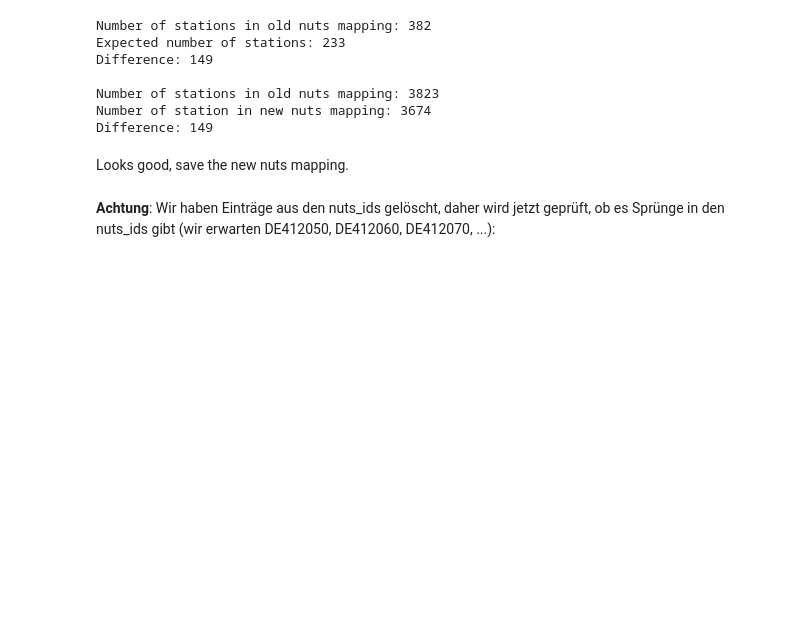
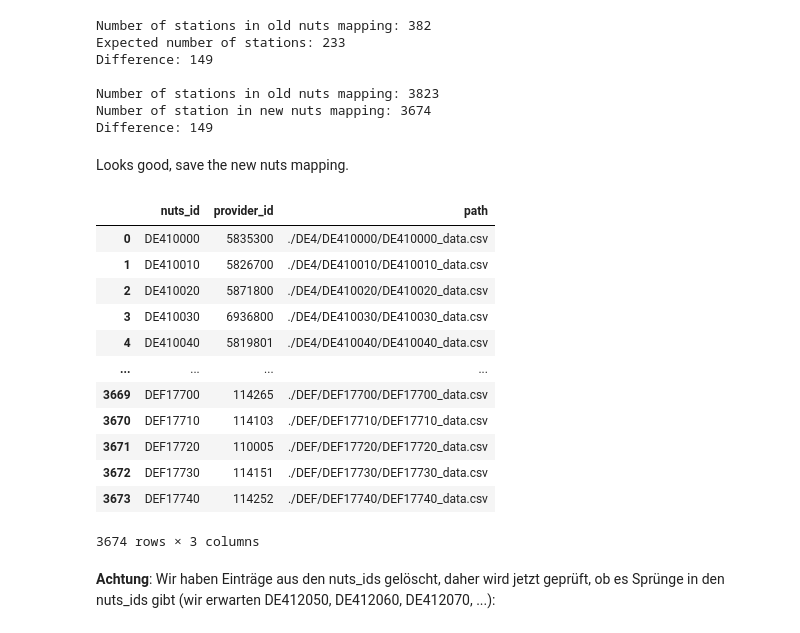
Before and after one commit to CAMELS-DE/camelsp, a Jupyter notebook: scripts/preprocess_de4.ipynb, the cells around one changed output. Drawn from its saved outputs; the diff is of its cells as text; code cells hidden in the pictures; blank space fills up the shorter version.

```diff
--- a/scripts/preprocess_de4.ipynb
+++ b/scripts/preprocess_de4.ipynb
@@ -677,6 +682,22 @@ with open('../output_data/metadata/nuts_mapping.json', 'w') as f:
 # generate a csv for Michi Stoelzle ;)
 df = pd.DataFrame(new_nuts_mapping)
 df.to_csv('../output_data/metadata/nuts_mapping.csv', index=False)
+# %%
+df
+# %% [output]
+|  | nuts_id | provider_id | path |
+| 0 | DE410000 | 5835300 | ./DE4/DE410000/DE410000_data.csv |
+| 1 | DE410010 | 5826700 | ./DE4/DE410010/DE410010_data.csv |
+| 2 | DE410020 | 5871800 | ./DE4/DE410020/DE410020_data.csv |
+| 3 | DE410030 | 6936800 | ./DE4/DE410030/DE410030_data.csv |
+| 4 | DE410040 | 5819801 | ./DE4/DE410040/DE410040_data.csv |
+| ... | ... | ... | ... |
+| 3669 | DEF17700 | 114265 | ./DEF/DEF17700/DEF17700_data.csv |
+| 3670 | DEF17710 | 114103 | ./DEF/DEF17710/DEF17710_data.csv |
+| 3671 | DEF17720 | 110005 | ./DEF/DEF17720/DEF17720_data.csv |
+| 3672 | DEF17730 | 114151 | ./DEF/DEF17730/DEF17730_data.csv |
+| 3673 | DEF17740 | 114252 | ./DEF/DEF17740/DEF17740_data.csv |
+3674 rows × 3 columns
 # %% [markdown]
 **Achtung**: Wir haben Einträge aus den nuts_ids gelöscht, daher wird jetzt geprüft, ob es Sprünge in den nuts_ids gibt (wir erwarten DE412050, DE412060, DE412070, ...):
 # %%
```
Also changed, not shown: parts of 5 cells of this notebook.
